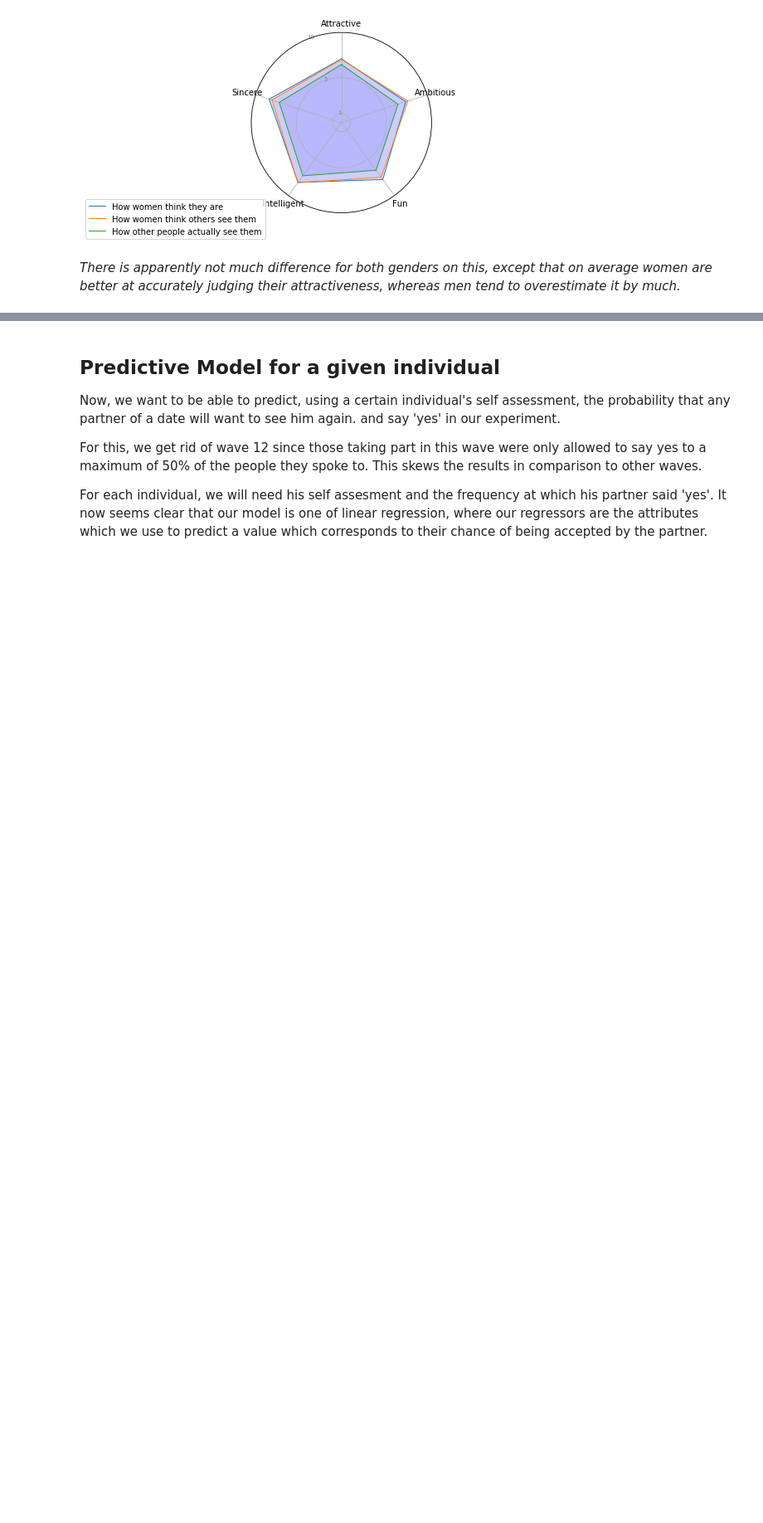
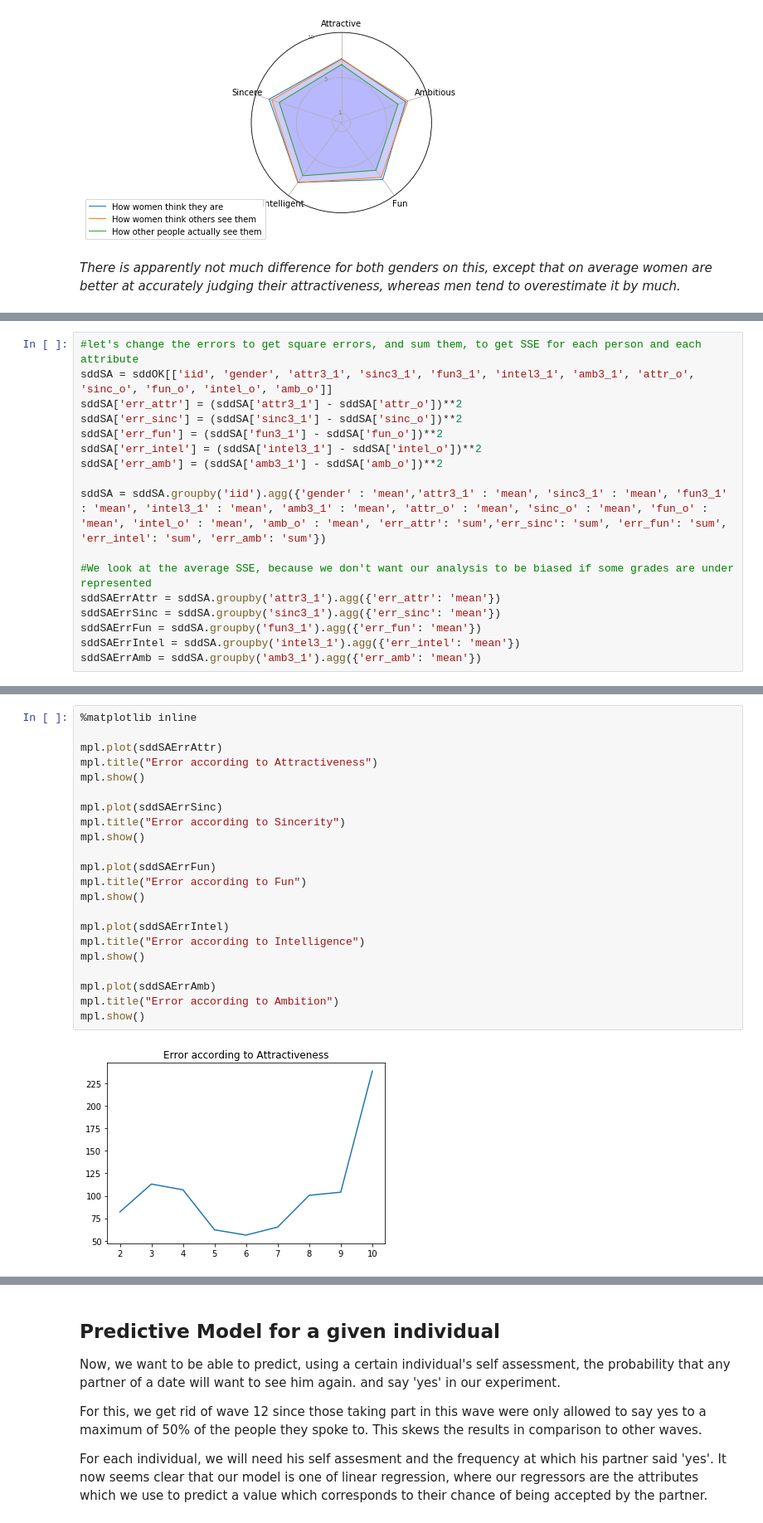
Before and after one commit to alexchouraki/Python-Project, a Jupyter notebook: Python Project.ipynb, the cells around one changed output, grey strips where cells are left out. Shown: that part at 83% size. Cells and saved outputs as stored; diff of their text form; blank space fills up the shorter version.

```diff
--- a/Python Project.ipynb
+++ b/Python Project.ipynb
@@ -442,0 +561,17 @@ sddAP.head()
+# %%
+#let's change the errors to get square errors, and sum them, to get SSE for each person and each attribute
+sddSA = sddOK[['iid', 'gender', 'attr3_1', 'sinc3_1', 'fun3_1', 'intel3_1', 'amb3_1', 'attr_o', 'sinc_o', 'fun_o', 'intel_o', 'amb_o']]
+sddSA['err_attr'] = (sddSA['attr3_1'] - sddSA['attr_o'])**2
+sddSA['err_sinc'] = (sddSA['sinc3_1'] - sddSA['sinc_o'])**2
+sddSA['err_fun'] = (sddSA['fun3_1'] - sddSA['fun_o'])**2
+sddSA['err_intel'] = (sddSA['intel3_1'] - sddSA['intel_o'])**2
+sddSA['err_amb'] = (sddSA['amb3_1'] - sddSA['amb_o'])**2
+
+sddSA = sddSA.groupby('iid').agg({'gender' : 'mean','attr3_1' : 'mean', 'sinc3_1' : 'mean', 'fun3_1' : 'mean', 'intel3_1' : 'mean', 'amb3_1' : 'mean', 'attr_o' : 'mean', 'sinc_o' : 'mean', 'fun_o' : 'mean', 'intel_o' : 'mean', 'amb_o' : 'mean', 'err_attr': 'sum','err_sinc': 'sum', 'err_fun': 'sum', 'err_intel': 'sum', 'err_amb': 'sum'})
+
+#We look at the average SSE, because we don't want our analysis to be biased if some grades are under represented
+sddSAErrAttr = sddSA.groupby('attr3_1').agg({'err_attr': 'mean'})
+sddSAErrSinc = sddSA.groupby('sinc3_1').agg({'err_sinc': 'mean'})
+sddSAErrFun = sddSA.groupby('fun3_1').agg({'err_fun': 'mean'})
+sddSAErrIntel = sddSA.groupby('intel3_1').agg({'err_intel': 'mean'})
+sddSAErrAmb = sddSA.groupby('amb3_1').agg({'err_amb': 'mean'})
@@ -442,0 +596,24 @@ sddAP.head()
+# %%
+%matplotlib inline
+
+mpl.plot(sddSAErrAttr)
+mpl.title("Error according to Attractiveness")
+mpl.show()
+
+mpl.plot(sddSAErrSinc)
+mpl.title("Error according to Sincerity")
+mpl.show()
+
+mpl.plot(sddSAErrFun)
+mpl.title("Error according to Fun")
+mpl.show()
+
+mpl.plot(sddSAErrIntel)
+mpl.title("Error according to Intelligence")
+mpl.show()
+
+mpl.plot(sddSAErrAmb)
+mpl.title("Error according to Ambition")
+mpl.show()
+# %% [output]
+[figure, added]
```
Also changed, not shown: parts of 32 cells of this notebook.
